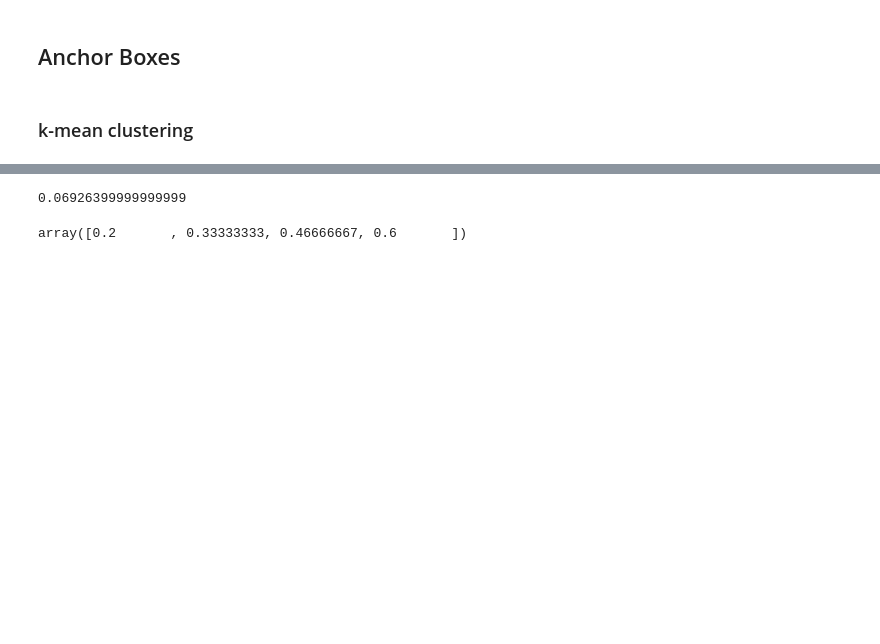
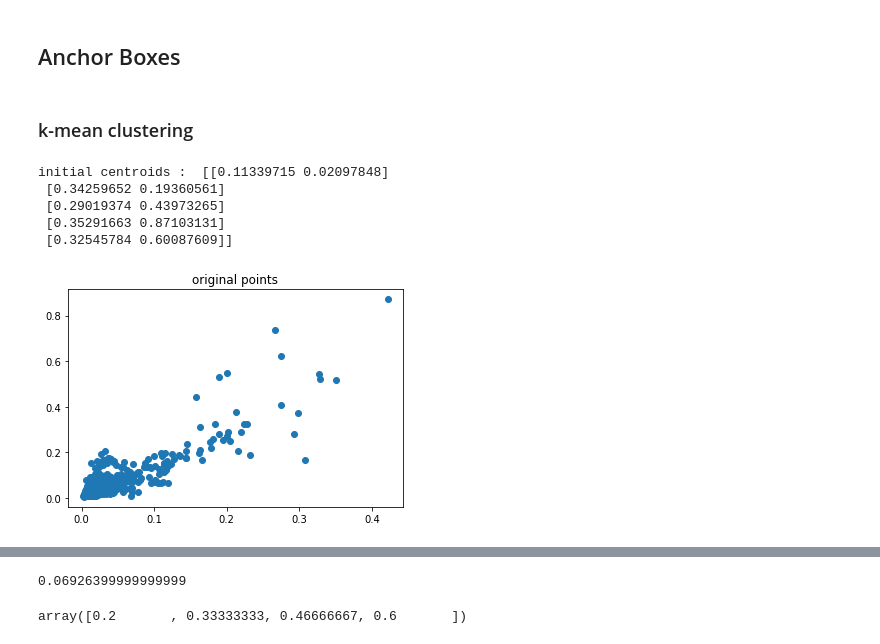
Before and after one commit to watanka/OBJECT_DETECTION, a Jupyter notebook: YOLOv2.ipynb, the cells around one changed output, grey strips where cells are left out. Drawn from its saved outputs; the diff is of its cells as text; code cells hidden in the pictures; blank space fills up the shorter version.

Commit message:
yolov2: kmeans clustering for anchoring box selection

```diff
--- a/YOLOv2.ipynb
+++ b/YOLOv2.ipynb
@@ -63,3 +77,33 @@ def KmeanClustering(bboxes, max_iters, k = 5) :
         iteration += 1
 
     return centroids
+# %%
+def read_json_info(jsonfile) :
+    with open(jsonfile, 'r') as f :
+        json_infos = json.load(f)
+
+    total_bboxes = []
+    for js_info in tqdm(json_infos) :
+        img_h, img_w = js_info['imgsize']
+        label_info = js_info['labels'] if 'labels' in js_info.keys() else []
+        for idx in range(len(label_info)) :
+            label = label_info[idx]['category']
+            coord = label_info[idx]['box2d']
+
+            x,y,w,h = coord['x'], coord['y'], coord['w'], coord['h']
+            total_bboxes.append([x, y, w, h])
+
+    return total_bboxes
+# %%
+## Test Case
+
+bboxes = read_json_info(jsonfile = 'data/label/yolo_det_val.json')
+# %%
+centroids = KmeanClustering(np.array(bboxes)[:500], max_iters = 10, k = 5)
+# %% [output]
+initial centroids :  [[0.11339715 0.02097848]
+ [0.34259652 0.19360561]
+ [0.29019374 0.43973265]
+ [0.35291663 0.87103131]
+ [0.32545784 0.60087609]]
+[figure, added]
```
Also changed, not shown: parts of 5 cells of this notebook.
